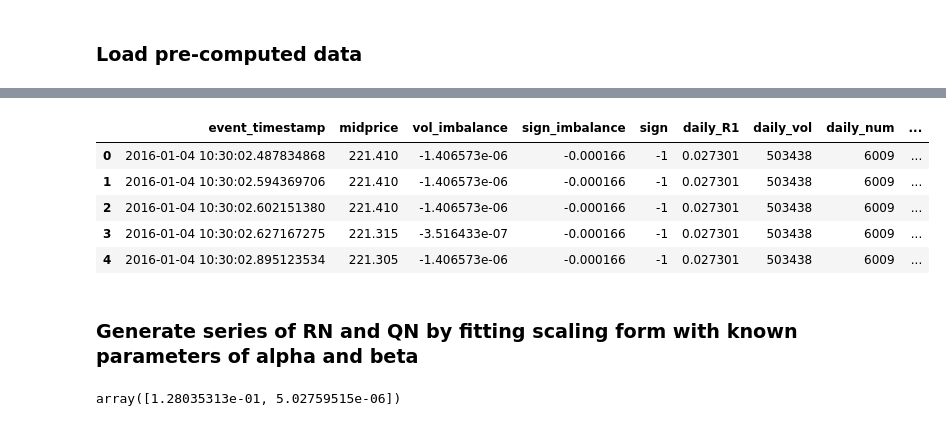
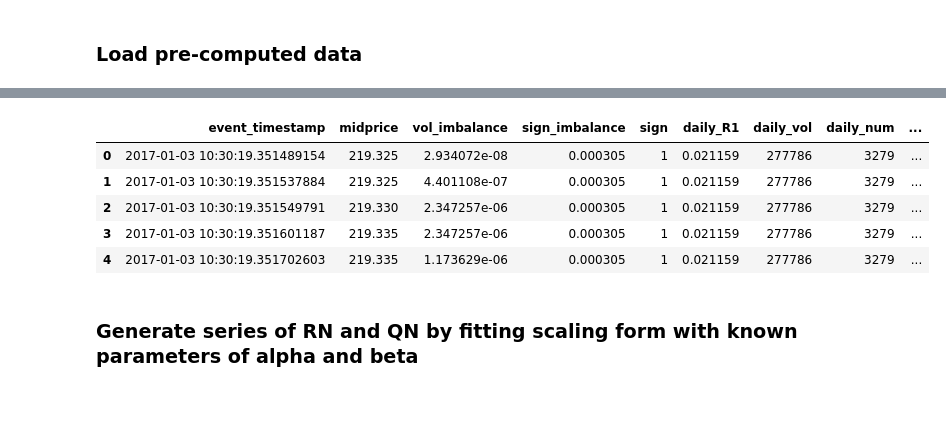
Before and after one commit to anabugaenko/liquidity, a Jupyter notebook: notebooks/MO/finite_size_scaling.ipynb, the cells around one changed output, grey strips where cells are left out. Drawn from its saved outputs; the diff is of its cells as text; code cells hidden in the pictures.

```diff
--- a/notebooks/MO/finite_size_scaling.ipynb
+++ b/notebooks/MO/finite_size_scaling.ipynb
@@ -52,0 +71,5 @@ popt_tsla, pcov_tsla, fit_func, data_norm = compute_scaling_exponents(tsla_raw_d
+# %%
+import pickle
+# pickle.dump(result_all, open('../../data/generated/shape_parameters_mo.pkl', 'wb'))
+shape_params_dict = pickle.load(open('../../data/generated/shape_parameters_mo.pkl', 'rb'))
+shape_params_dict.keys()
@@ -78,4 +138,4 @@ LAGS = list(range(1, 1001))
 # %% [markdown]
 ### Load pre-computed data
 # %%
-tsla_result_df = pickle.load(open('../../data/generated/tsla_aggregate_features_mo_df_2.pkl', 'rb'))
+appl_features_df = pickle.load(open('../../data/generated/appl_aggregate_features_mo_df.pkl', 'rb'))
@@ -100,10 +142,10 @@ tsla_result_df.head()
 # %%
 from IPython.display import display
-display(tsla_result_df.head())
+display(appl_features_df.head())
 # %% [output]
 |  | event_timestamp | midprice | vol_imbalance | sign_imbalance | sign | daily_R1 | daily_vol | daily_num | ... |
-| 0 | 2016-01-04 10:30:02.487834868 | 221.410 | -1.406573e-06 | -0.000166 | -1 | 0.027301 | 503438 | 6009 | ... |
-| 1 | 2016-01-04 10:30:02.594369706 | 221.410 | -1.406573e-06 | -0.000166 | -1 | 0.027301 | 503438 | 6009 | ... |
-| 2 | 2016-01-04 10:30:02.602151380 | 221.410 | -1.406573e-06 | -0.000166 | -1 | 0.027301 | 503438 | 6009 | ... |
-| 3 | 2016-01-04 10:30:02.627167275 | 221.315 | -3.516433e-07 | -0.000166 | -1 | 0.027301 | 503438 | 6009 | ... |
-| 4 | 2016-01-04 10:30:02.895123534 | 221.305 | -1.406573e-06 | -0.000166 | -1 | 0.027301 | 503438 | 6009 | ... |
+| 0 | 2017-01-03 10:30:19.351489154 | 219.325 | 2.934072e-08 | 0.000305 | 1 | 0.021159 | 277786 | 3279 | ... |
+| 1 | 2017-01-03 10:30:19.351537884 | 219.325 | 4.401108e-07 | 0.000305 | 1 | 0.021159 | 277786 | 3279 | ... |
+| 2 | 2017-01-03 10:30:19.351549791 | 219.330 | 2.347257e-06 | 0.000305 | 1 | 0.021159 | 277786 | 3279 | ... |
+| 3 | 2017-01-03 10:30:19.351601187 | 219.335 | 2.347257e-06 | 0.000305 | 1 | 0.021159 | 277786 | 3279 | ... |
+| 4 | 2017-01-03 10:30:19.351702603 | 219.335 | 1.173629e-06 | 0.000305 | 1 | 0.021159 | 277786 | 3279 | ... |
@@ -123,4 +155,0 @@ res = fit_result_dic[5]
-# %%
-display(res.param)
-# %% [output]
-array([1.28035313e-01, 5.02759515e-06])
```
Also changed, not shown: parts of 37 cells of this notebook, 10 other files.
